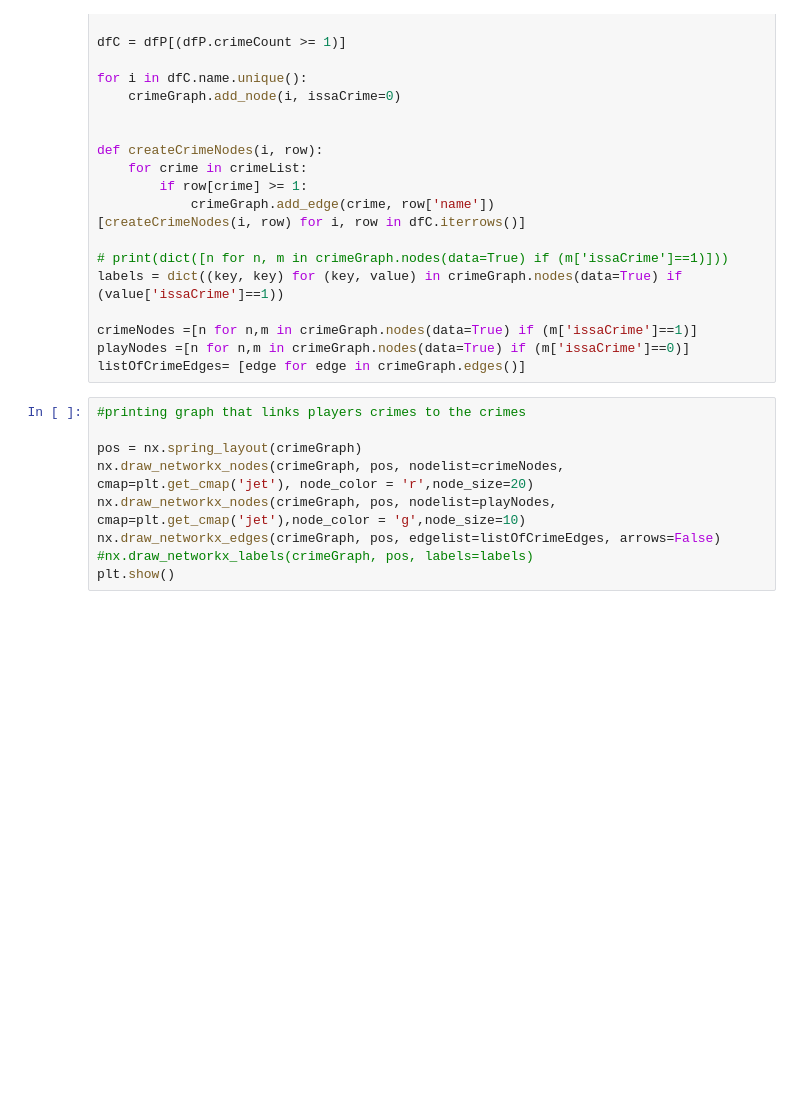
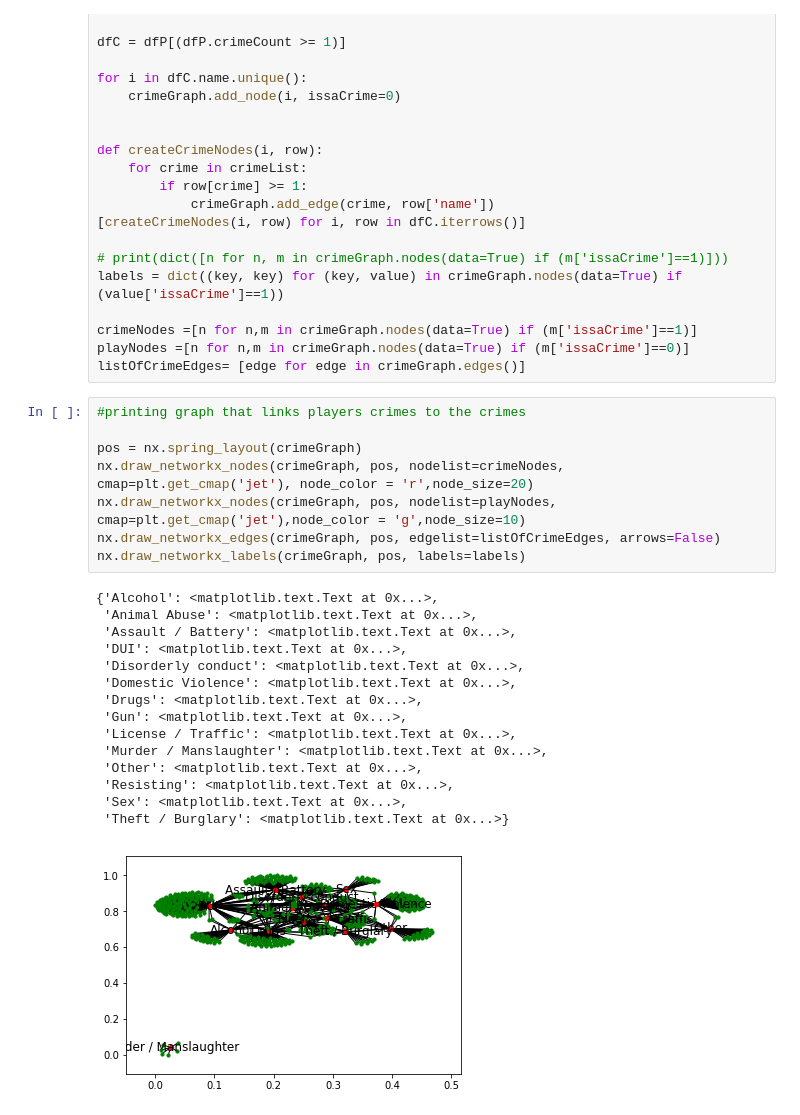
Before and after one commit to bradygerndt/nflarreststats, a Jupyter notebook: beginAnalysisNote.ipynb, the cells around one changed output. Cells and saved outputs as stored; diff of their text form; blank space fills up the shorter version.

```diff
--- a/beginAnalysisNote.ipynb
+++ b/beginAnalysisNote.ipynb
@@ -143,12 +177,27 @@ listOfCrimeEdges= [edge for edge in crimeGraph.edges()]
 # %%
 #printing graph that links players crimes to the crimes
 
 pos = nx.spring_layout(crimeGraph)
 nx.draw_networkx_nodes(crimeGraph, pos, nodelist=crimeNodes, cmap=plt.get_cmap('jet'), node_color = 'r',node_size=20)
 nx.draw_networkx_nodes(crimeGraph, pos, nodelist=playNodes, cmap=plt.get_cmap('jet'),node_color = 'g',node_size=10)
 nx.draw_networkx_edges(crimeGraph, pos, edgelist=listOfCrimeEdges, arrows=False)
-#nx.draw_networkx_labels(crimeGraph, pos, labels=labels)
-plt.show()
+nx.draw_networkx_labels(crimeGraph, pos, labels=labels)
+# %% [output]
+{'Alcohol': <matplotlib.text.Text at 0x...>,
+ 'Animal Abuse': <matplotlib.text.Text at 0x...>,
+ 'Assault / Battery': <matplotlib.text.Text at 0x...>,
+ 'DUI': <matplotlib.text.Text at 0x...>,
+ 'Disorderly conduct': <matplotlib.text.Text at 0x...>,
+ 'Domestic Violence': <matplotlib.text.Text at 0x...>,
+ 'Drugs': <matplotlib.text.Text at 0x...>,
+ 'Gun': <matplotlib.text.Text at 0x...>,
+ 'License / Traffic': <matplotlib.text.Text at 0x...>,
+ 'Murder / Manslaughter': <matplotlib.text.Text at 0x...>,
+ 'Other': <matplotlib.text.Text at 0x...>,
+ 'Resisting': <matplotlib.text.Text at 0x...>,
+ 'Sex': <matplotlib.text.Text at 0x...>,
+ 'Theft / Burglary': <matplotlib.text.Text at 0x...>}
+[figure, added]
 # %%
 ###Degree centrality graph within crime network
 D = crimeNet.degree()
```
Also changed, not shown: parts of 8 cells of this notebook, 1 other file.
